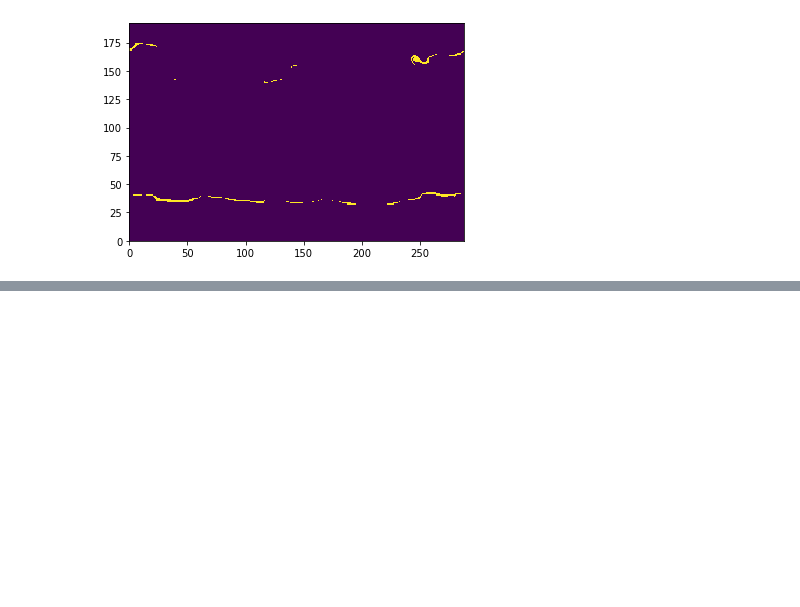
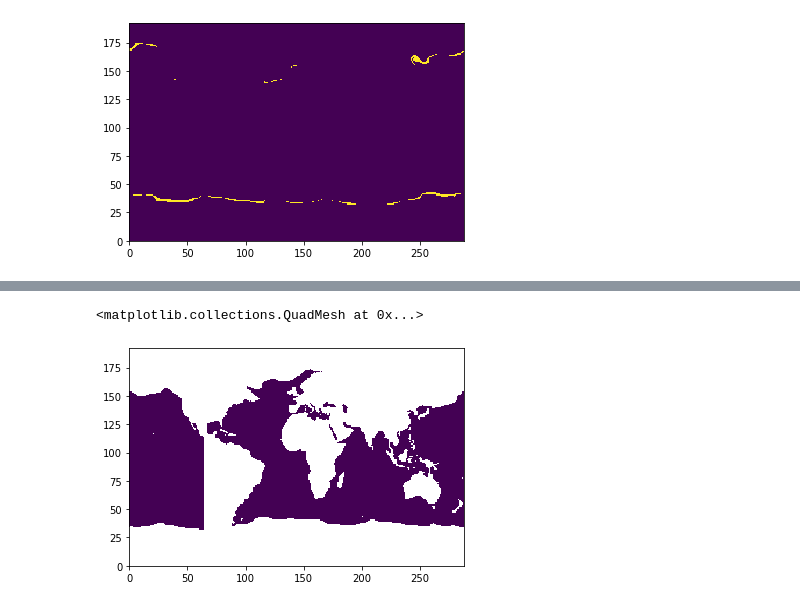
Before and after one commit to glennliu265/stochmod, a Jupyter notebook: analysis/landicemask_comparison.ipynb, the cells around one changed output, grey strips where cells are left out. Saved outputs shown, nothing was run; the diff lists cells and outputs as text; code cells hidden in the pictures; blank space fills up the shorter version.

```diff
--- a/analysis/landicemask_comparison.ipynb
+++ b/analysis/landicemask_comparison.ipynb
@@ -47,0 +108,18 @@ plt.pcolormesh(np.isnan(htrfull) & ~np.isnan(picslab))
+# %%
+# Move through the line and set points to nan
+pmfix = pacific_mask.copy()
+
+x0 = ptstart[0]
+y0 = ptstart[1]
+kx = xstart
+
+for i in range(xend-xstart):
+
+    print("Location is %i Lon, eliminating Lat smaller than %i" % (x0,y0))
+    kremove = np.where(lat <= y0)
+    pmfix[kx,kremove] = np.nan
+    print("Removed %i points" % (len(kremove)))
+
+    kx += 1
+    y0 += dy
+    x0 += dx
@@ -47,0 +263,5 @@ plt.pcolormesh(np.isnan(htrfull) & ~np.isnan(picslab))
+# %%
+plt.pcolormesh(pmfix.T)
+# %% [output]
+<matplotlib.collections.QuadMesh at 0x...>
+[figure, added]
```
Also changed, not shown: parts of 16 cells of this notebook.
